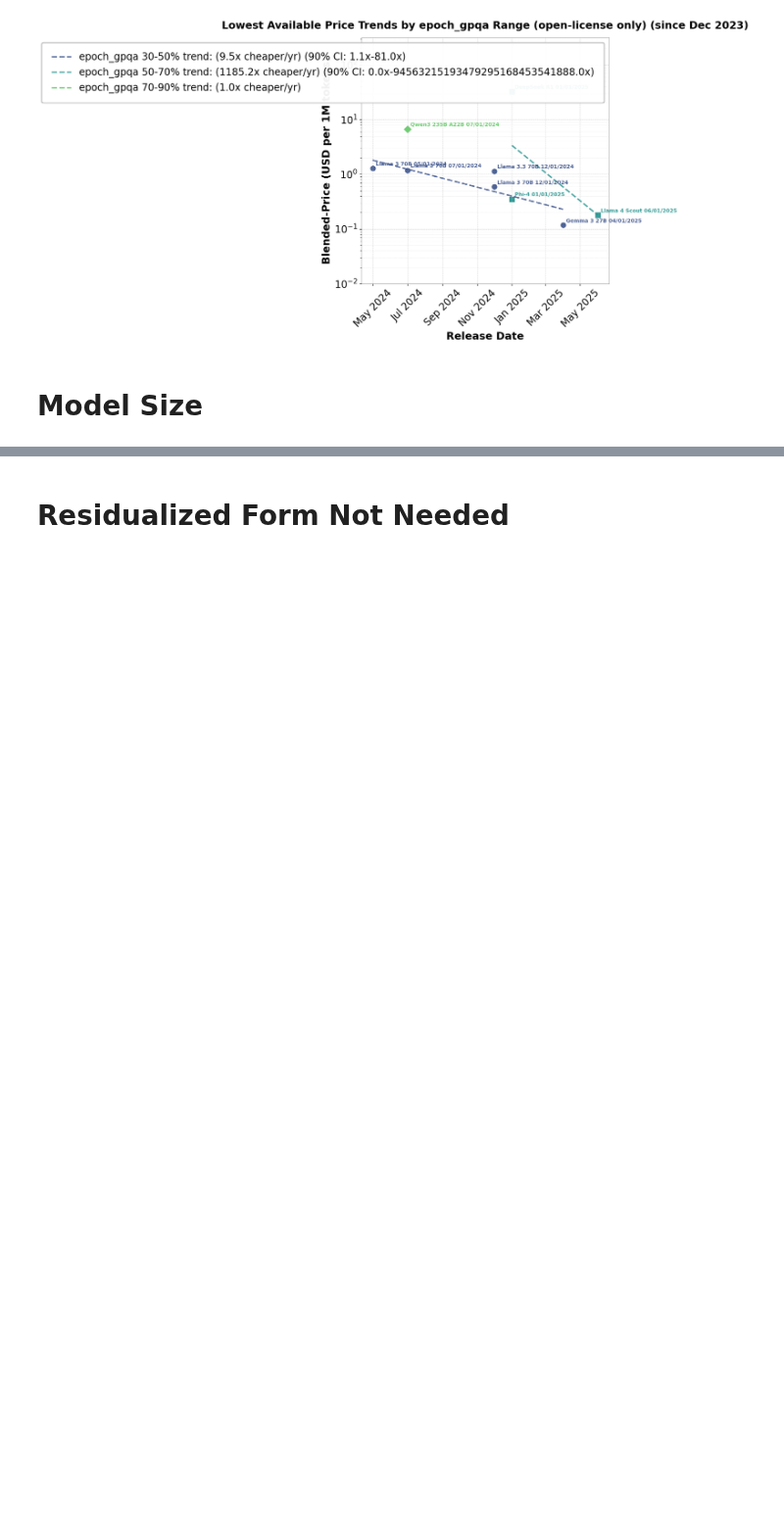
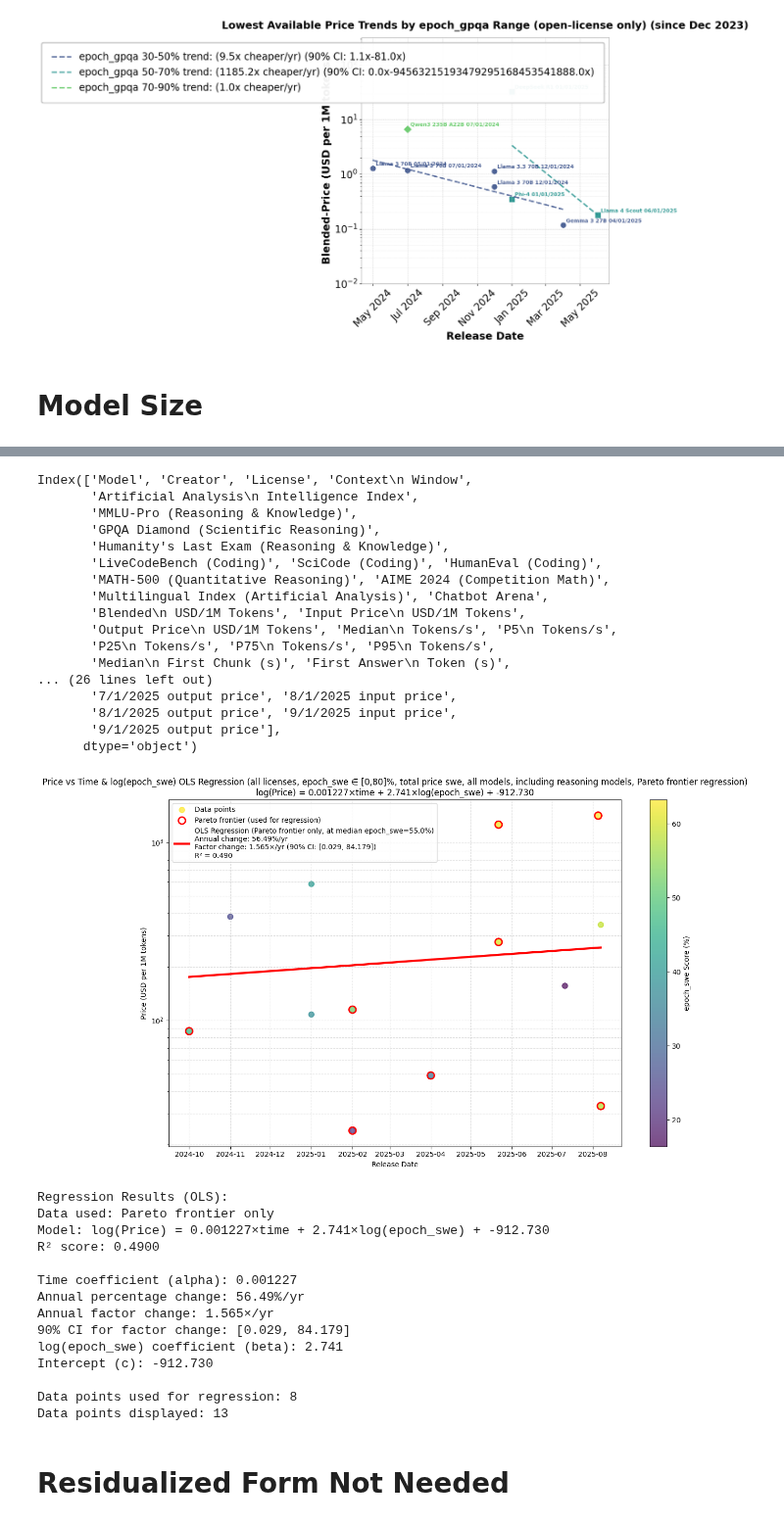
Before and after one commit to hansgundlach/Algorithmic_Progress_Inference, a Jupyter notebook: neurips_paper_graphs.ipynb, the cells around one changed output, grey strips where cells are left out. Shown at 98% size. Cells and saved outputs as stored; diff of their text form; code cells hidden in the pictures; blank space fills up the shorter version.

```diff
--- a/neurips_paper_graphs.ipynb
+++ b/neurips_paper_graphs.ipynb
@@ -1158,3 +1158,61 @@ Data points displayed: 32
+# %%
+#read differnet df
+
+df = pd.read_csv('inference_data_new_large.csv')
+print(df.columns)
+#convert price to float
+# df['Output Price\nUSD/1M Tokens'] = df['Output Price\nUSD/1M Tokens'].str.replace('$', '').astype(float)
+# df['Lowest Blended Price AA'] = df['Lowest Blended Price AA'].astype(float)
+# df['Blended\nUSD/1M Tokens'] = df['Blended\nUSD/1M Tokens'].str.replace('$', '').astype(float)
+
+
+#convert release date to datetime where release date is not nan
+df['Release Date'] = pd.to_datetime(df['Release Date'])
+
+
+
+# # Create Active Parameters column by choosing Known Active Parameters when available, otherwise use Parameters
+df['Active Parameters'] = np.where(
+    df['Known Active Parameters'].notna(),
+    df['Known Active Parameters'],
+    df['Parameters']
+)
+
+model, data, results = plot_price_mmlu_regression(df, open_license_only=False, price_column="total price swe",
+exclude_dominated=False, benchmark_col="epoch_swe", min_mmlu=0, max_mmlu=80, exclude_reasoning=False, use_huber=False, pareto_frontier_only=True)
+# %% [output]
+Index(['Model', 'Creator', 'License', 'Context\n Window',
+       'Artificial Analysis\n Intelligence Index',
+       'MMLU-Pro (Reasoning & Knowledge)',
+       'GPQA Diamond (Scientific Reasoning)',
+       'Humanity's Last Exam (Reasoning & Knowledge)',
+       'LiveCodeBench (Coding)', 'SciCode (Coding)', 'HumanEval (Coding)',
+       'MATH-500 (Quantitative Reasoning)', 'AIME 2024 (Competition Math)',
+       'Multilingual Index (Artificial Analysis)', 'Chatbot Arena',
+       'Blended\n USD/1M Tokens', 'Input Price\n USD/1M Tokens',
+       'Output Price\n USD/1M Tokens', 'Median\n Tokens/s', 'P5\n Tokens/s',
+       'P25\n Tokens/s', 'P75\n Tokens/s', 'P95\n Tokens/s',
+       'Median\n First Chunk (s)', 'First Answer\n Token (s)',
+... (26 lines left out)
+       '7/1/2025 output price', '8/1/2025 input price',
+       '8/1/2025 output price', '9/1/2025 input price',
+       '9/1/2025 output price'],
+      dtype='object')
+[figure, added]
+Regression Results (OLS):
+Data used: Pareto frontier only
+Model: log(Price) = 0.001227×time + 2.741×log(epoch_swe) + -912.730
+R² score: 0.4900
+
+Time coefficient (alpha): 0.001227
+Annual percentage change: 56.49%/yr
+Annual factor change: 1.565×/yr
+90% CI for factor change: [0.029, 84.179]
+log(epoch_swe) coefficient (beta): 2.741
+Intercept (c): -912.730
+
+Data points used for regression: 8
+Data points displayed: 13
 # %% [markdown]
 # Residualized Form Not Needed
 # %%
```
Also changed, not shown: parts of 4 cells of this notebook, 4 other files.
